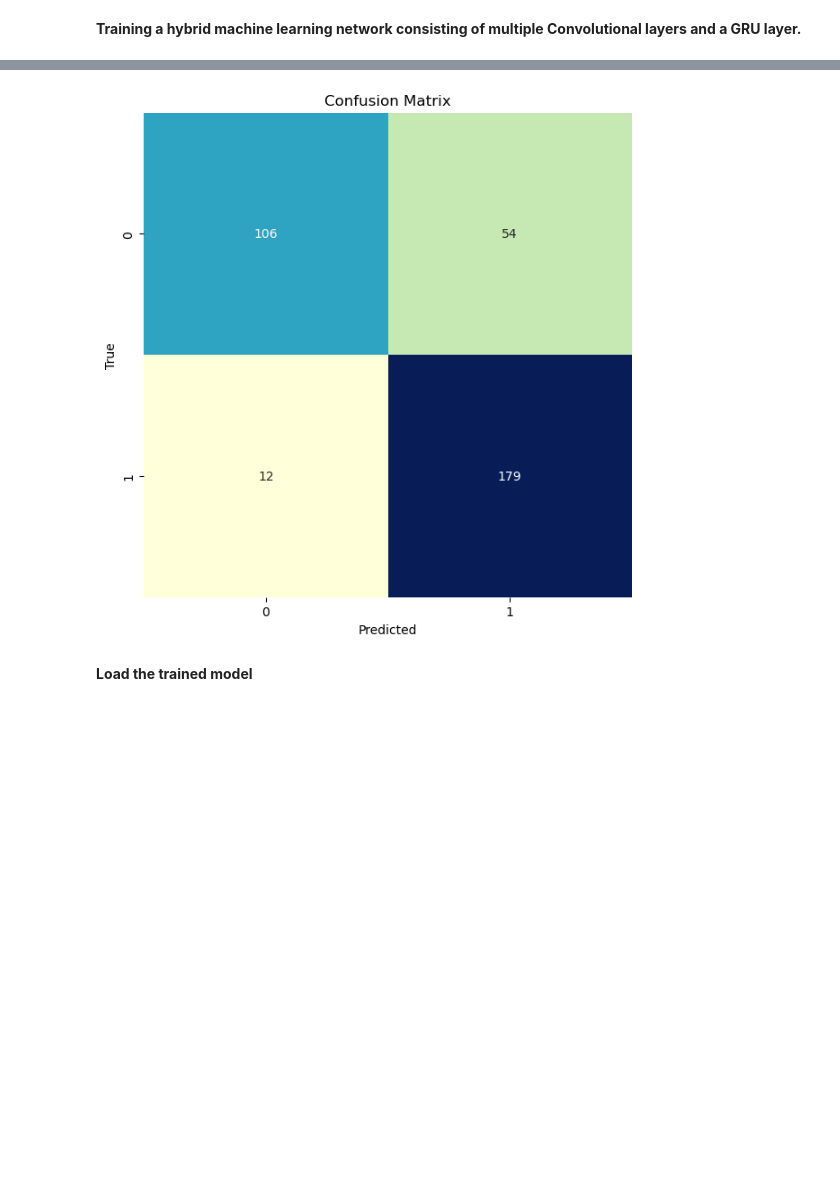
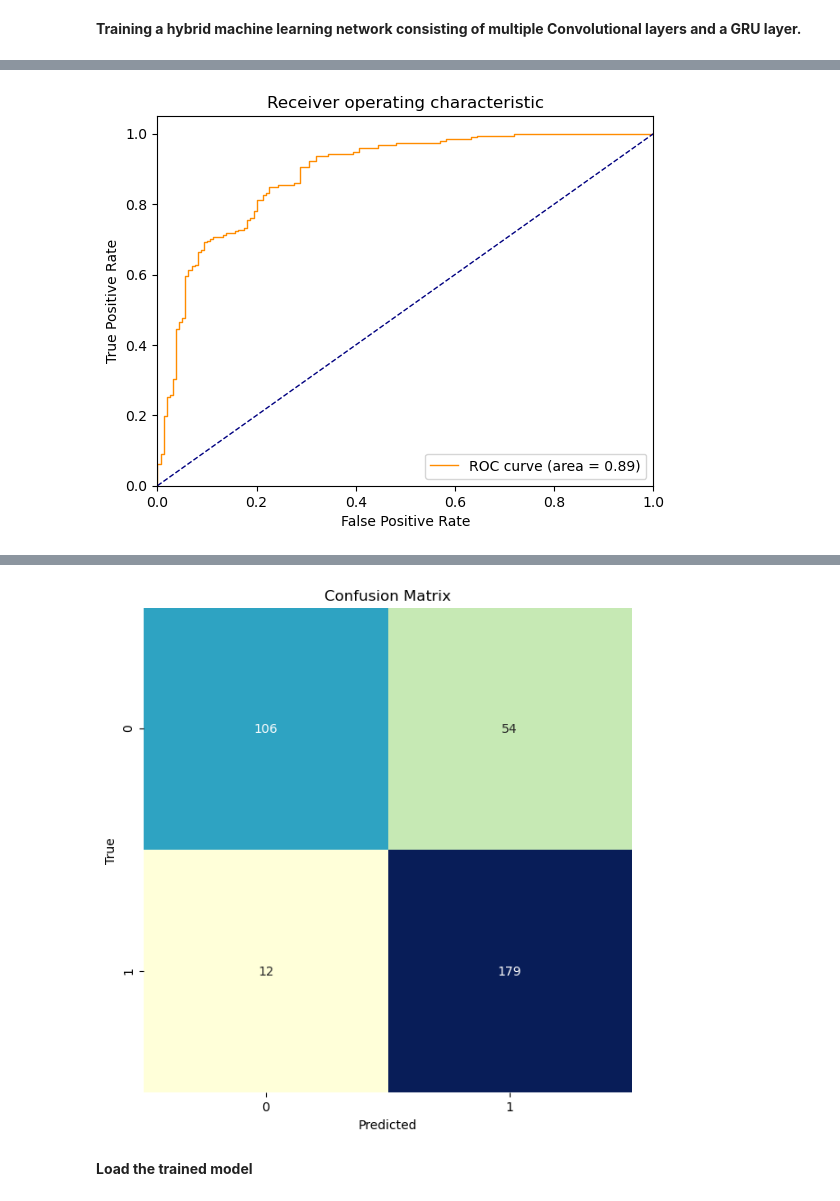
Before and after one commit to ulelab/LIN28A_RNPreassembly_bioinformatics, a Jupyter notebook: analysis/analysis13_MachineLearningOnQuantSeqGroups/QuantSeqMLandPredictionExplanation.ipynb, the cells around one changed output, grey strips where cells are left out. Cells and saved outputs as stored; diff of their text form; code cells hidden in the pictures; blank space fills up the shorter version.

```diff
--- a/analysis/analysis13_MachineLearningOnQuantSeqGroups/QuantSeqMLandPredictionExplanation.ipynb
+++ b/analysis/analysis13_MachineLearningOnQuantSeqGroups/QuantSeqMLandPredictionExplanation.ipynb
@@ -274,64 +241,53 @@ model = load_model('my_model_for_deeplift.h5')
 # %%
-def get_model_evaluation(model):
-    # Predict y_pred from X_test
-    y_pred = model.predict(X_test)
+y_df = pd.read_csv('analysis13_MachineLearningOnQuantSeqGroups/predicted_and_true_values.csv')
 
-    # Calculate the AUROC score
-    # Take the probabilities for the positive class only
-    y_pred_prob = y_pred[:, 0]
+# Convert DataFrame columns back to numpy arrays
+y_pred_prob = y_df['Predicted'].to_numpy()
+y_test_classes = y_df['True'].to_numpy()
 
-    # Ensure y_test is not one-hot encoded
-    y_test_classes = np.argmax(y_test, axis=1)
+auroc = roc_auc_score(y_test_classes, y_pred_prob)
+print("AUROC:", auroc)
 
-    # Invert the labels to treat class 0 as the positive class
-    y_test_inverted = 1 - y_test_classes
+# ROC Curve
+fpr, tpr, thresholds = roc_curve(y_test_classes, y_pred_prob)
+roc_auc = auc(fpr, tpr)
 
-    auroc = roc_auc_score(y_test_inverted, y_pred_prob)
-    print("AUROC:", auroc)
+plt.figure()
+plt.plot(fpr, tpr, color='darkorange', lw=1, label='ROC curve (area = %0.2f)' % roc_auc)
+plt.plot([0, 1], [0, 1], color='navy', lw=1, linestyle='--')
+plt.xlim([0.0, 1.0])
+plt.ylim([0.0, 1.05])
+plt.xlabel('False Positive Rate')
+plt.ylabel('True Positive Rate')
+plt.title('Receiver operating characteristic')
+plt.legend(loc="lower right")
 
-    # ROC Curve
-    fpr, tpr, thresholds = roc_curve(y_test_inverted, y_pred_prob)
-    roc_auc = auc(fpr, tpr)
+# Export the ROC curve as svg
+plt.savefig('ROC_curve.svg', format='svg', dpi=600)
+plt.show()
 
-    plt.figure()
-    plt.plot(fpr, tpr, color='darkorange', lw=1, label='ROC curve (area = %0.2f)' % roc_auc)
-    plt.plot([0, 1], [0, 1], color='navy', lw=1, linestyle='--')
-    plt.xlim([0.0, 1.0])
-    plt.ylim([0.0, 1.05])
-    plt.xlabel('False Positive Rate')
-    plt.ylabel('True Positive Rate')
-    plt.title('Receiver operating characteristic')
-    plt.legend(loc="lower right")
+# Get the predicted classes if 0.5 is the threshold
+y_pred_classes = np.where(y_pred_prob > 0.5, 1, 0)
 
-    # Export the ROC curve as svg
-    plt.savefig('ROC_curve.svg', format='svg', dpi=600)
-    plt.show()
+# Get the accuracy score
+accuracy = accuracy_score(y_test_classes, y_pred_classes)
+print("Accuracy:", accuracy)
+# Get the precision score
+precision = precision_score(y_test_classes, y_pred_classes, average='weighted')
+print("Precision:", precision)
+# Get the recall score
+recall = recall_score(y_test_classes, y_pred_classes, average='weighted')
+print("Recall:", recall)
+# Get the F1-score
+f1 = f1_score(y_test_classes, y_pred_classes, average='weighted')
+print("F1-score:", f1)
 
-    # Get the predicted classes
-    y_pred_classes = np.argmax(y_pred, axis=1)
-    y_test_classes = np.argmax(y_test, axis=1)  # previously you were using y_val, assuming it's a typo
-
-    # Get the accuracy score
-    accuracy = accuracy_score(y_test_classes, y_pred_classes)
-    print("Accuracy:", accuracy)
-    # Get the precision score
-    precision = precision_score(y_test_classes, y_pred_classes, average='weighted')
-    print("Precision:", precision)
-    # Get the recall score
-    recall = recall_score(y_test_classes, y_pred_classes, average='weighted')
-    print("Recall:", recall)
-    # Get the F1-score
-    f1 = f1_score(y_test_classes, y_pred_classes, average='weighted')
-    print("F1-score:", f1)
-
-    # Plot the confusion matrix
-    cm = confusion_matrix(y_test_classes, y_pred_classes)
-    plt.figure(figsize=(7, 7))
-    sns.heatmap(cm, annot=True, fmt="d", cmap="YlGnBu", cbar=False)
-    plt.xlabel('Predicted')
-    plt.ylabel('True')
-    plt.title('Confusion Matrix')
-    plt.show()
-
-get_model_evaluation(model)
+# Plot the confusion matrix
+cm = confusion_matrix(y_test_classes, y_pred_classes)
+plt.figure(figsize=(7, 7))
+sns.heatmap(cm, annot=True, fmt="d", cmap="YlGnBu", cbar=False)
+plt.xlabel('Predicted')
+plt.ylabel('True')
+plt.title('Confusion Matrix')
+plt.show()
 # %% [output]
@@ -347,0 +295 @@ get_model_evaluation(model)
+[figure, new version]
```
Also changed, not shown: parts of 20 cells of this notebook.
